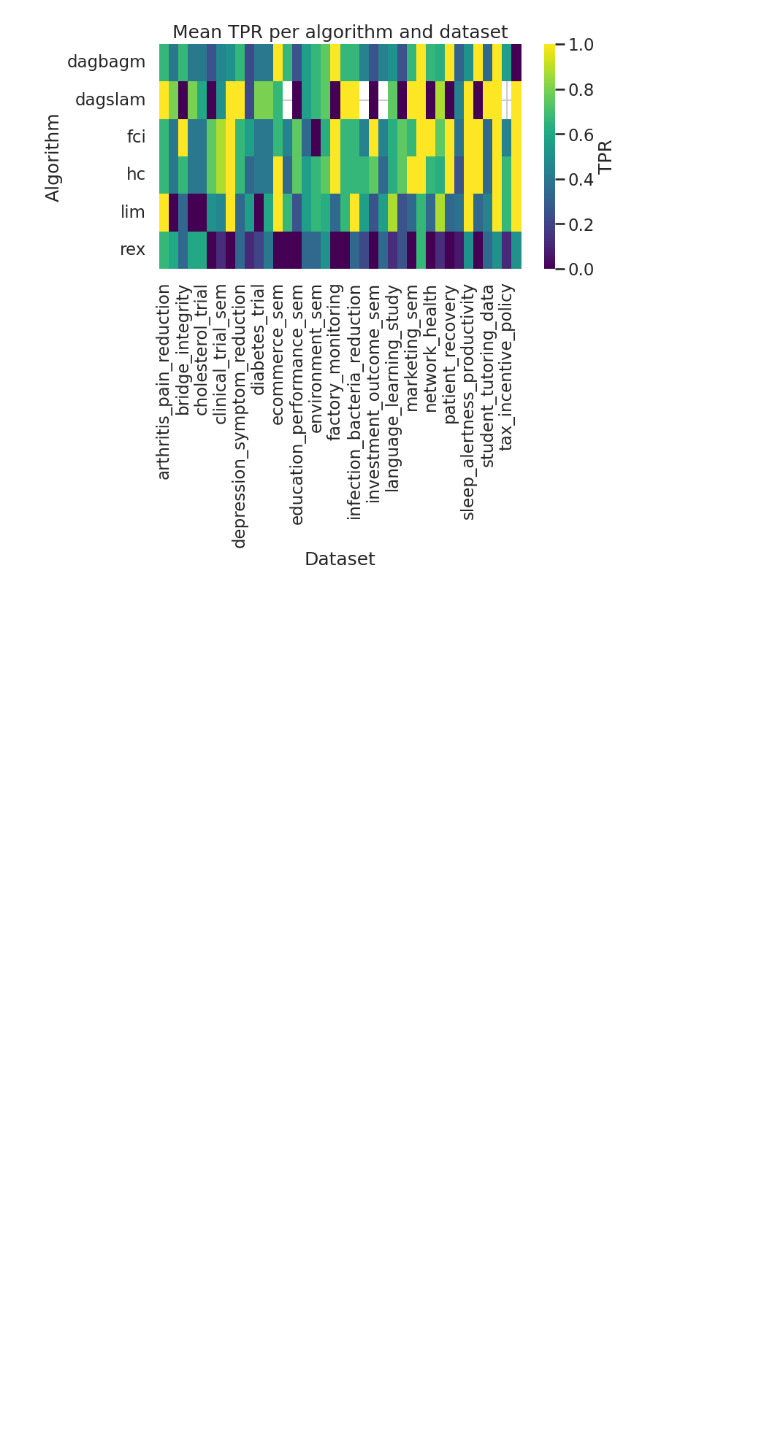
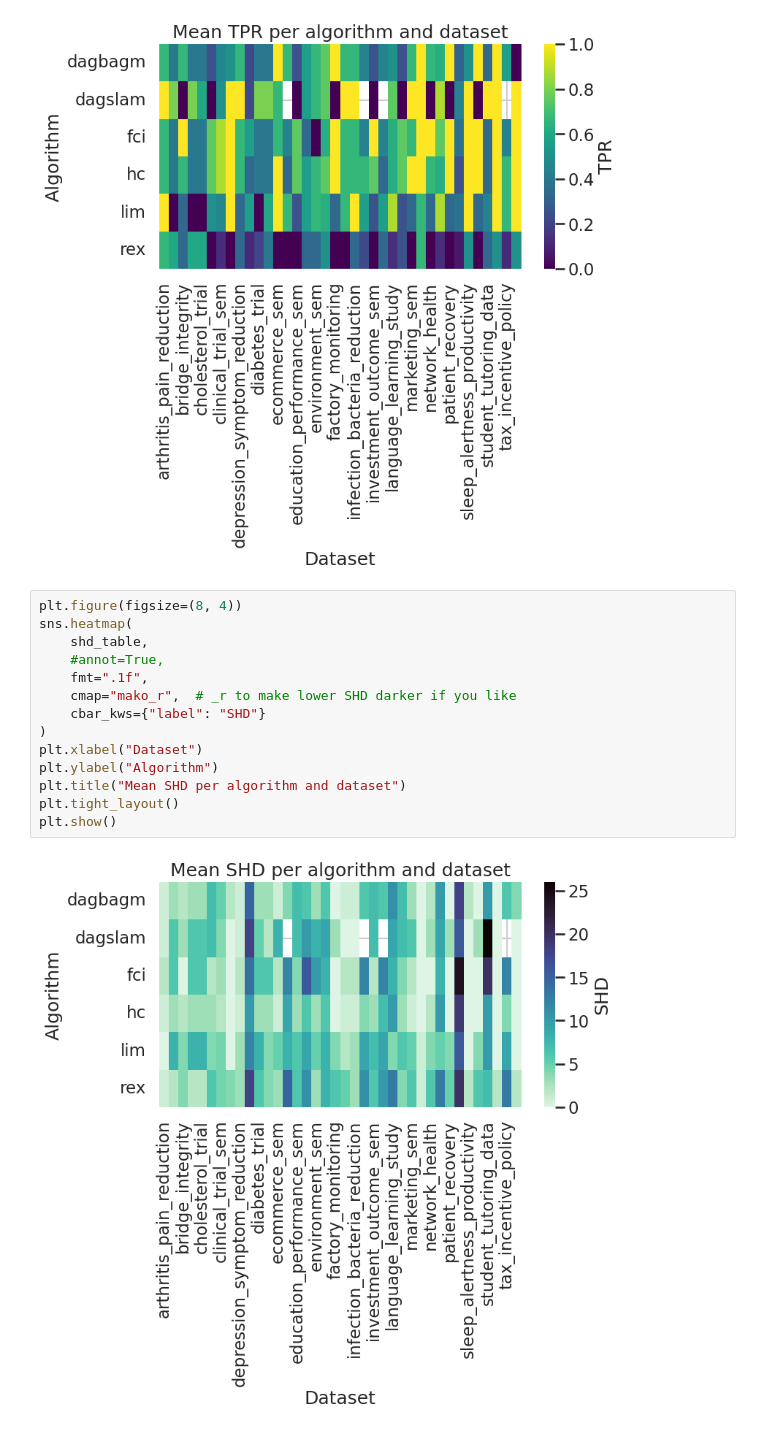
Before and after one commit to wigglypint/thesis, a Jupyter notebook: recidivism-causal/notebooks/score_plots.ipynb, the cells around one changed output. Drawn from its saved outputs; the diff is of its cells as text; blank space fills up the shorter version.

```diff
--- a/recidivism-causal/notebooks/score_plots.ipynb
+++ b/recidivism-causal/notebooks/score_plots.ipynb
@@ -217,3 +238,19 @@ plt.title("Mean TPR per algorithm and dataset")
 plt.show()
 # %% [output]
 [figure]
+# %%
+plt.figure(figsize=(8, 4))
+sns.heatmap(
+    shd_table,
+    #annot=True,
+    fmt=".1f",
+    cmap="mako_r",  # _r to make lower SHD darker if you like
+    cbar_kws={"label": "SHD"}
+)
+plt.xlabel("Dataset")
+plt.ylabel("Algorithm")
+plt.title("Mean SHD per algorithm and dataset")
+plt.tight_layout()
+plt.show()
+# %% [output]
+[figure, added]
```
Also changed, not shown: parts of 5 cells of this notebook, 7 other files.
